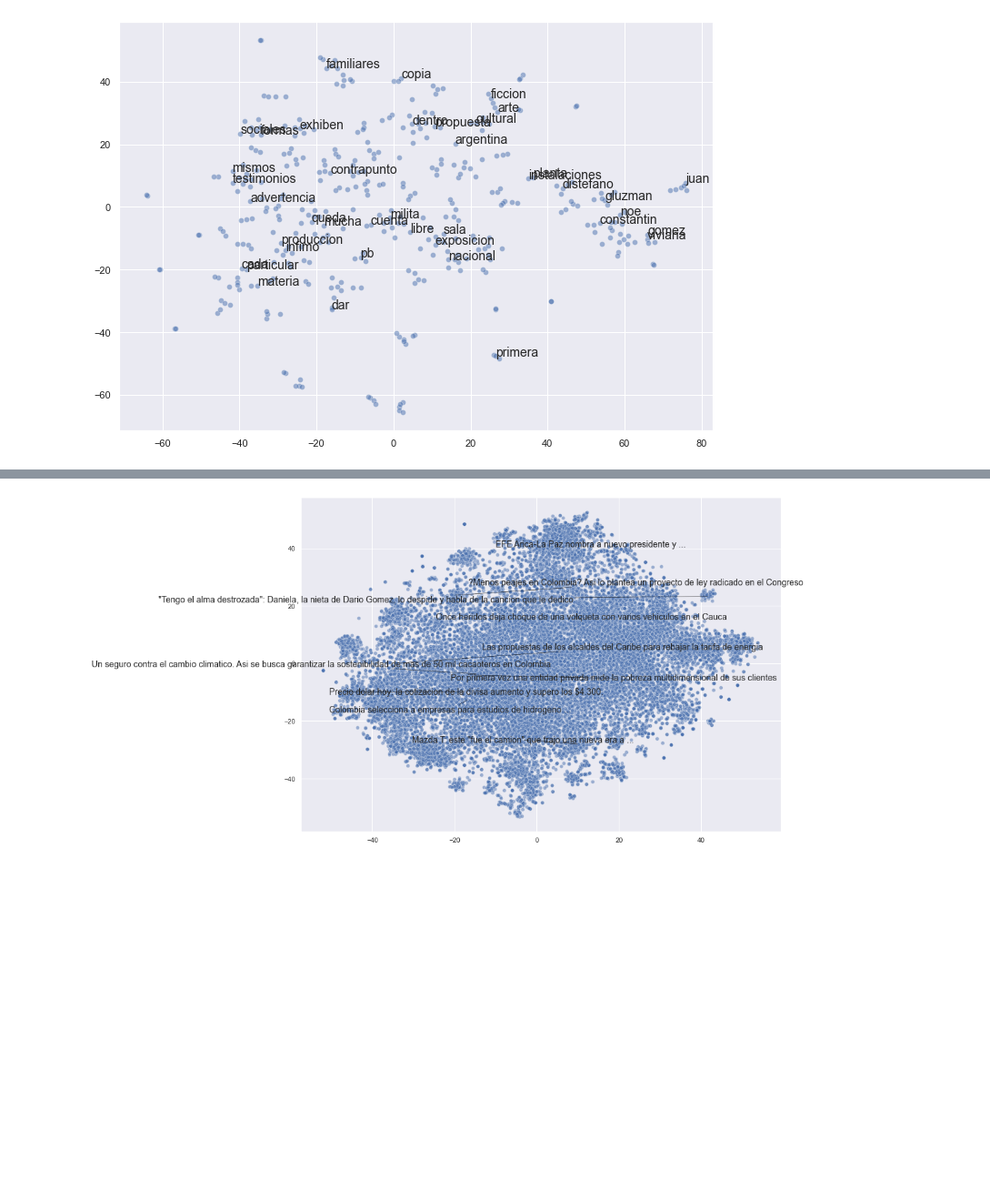
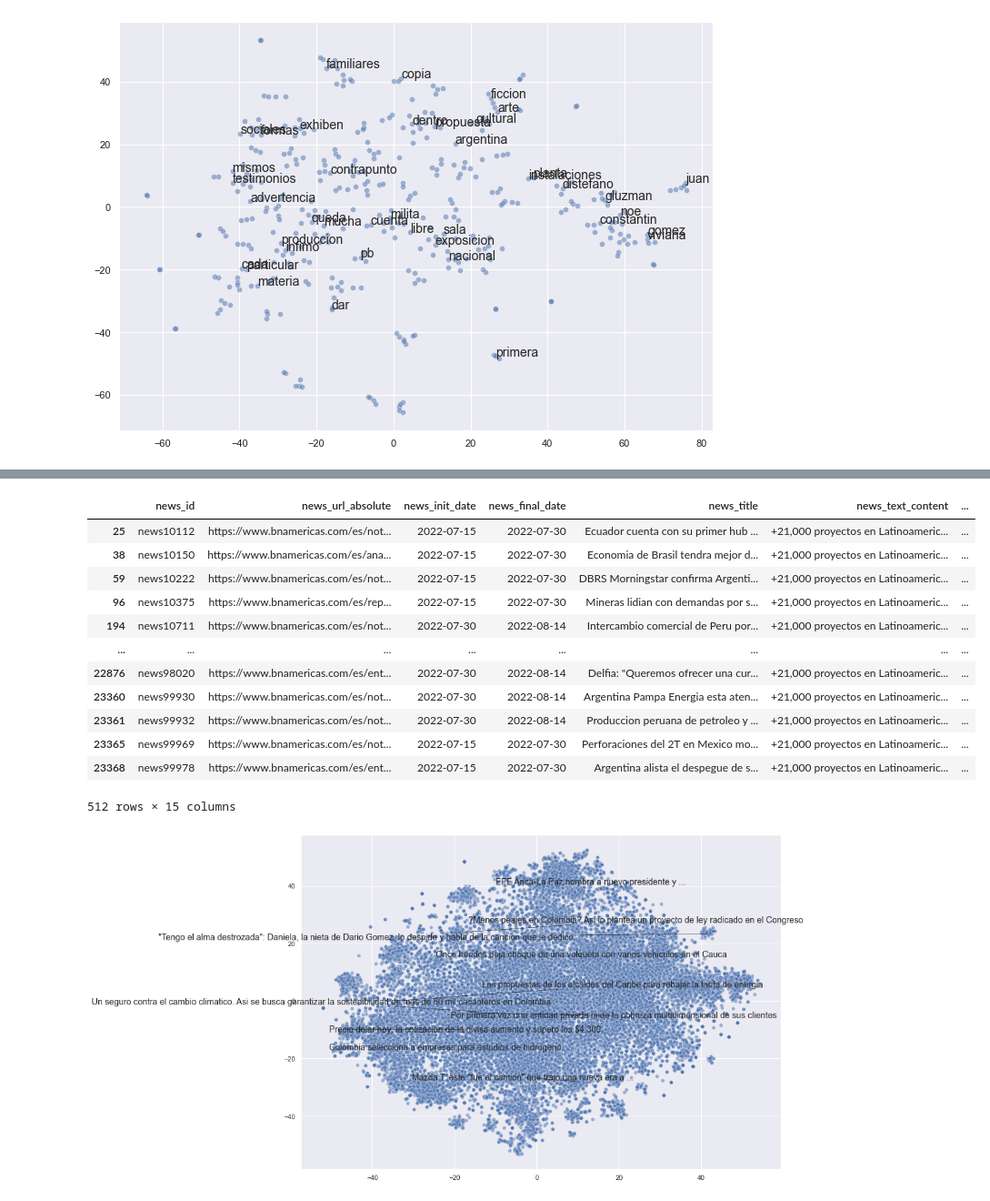
Before and after one commit to 3248ricamca/dataton2022-se_cayo_la_app, a Jupyter notebook: src/models/embedding.ipynb, the cells around one changed output, grey strips where cells are left out. Shown at 91% size. Drawn from its saved outputs; the diff is of its cells as text; code cells hidden in the pictures; blank space fills up the shorter version.

Commit message:
primera version de categorizacion sobre word2vec

```diff
--- a/src/models/embedding.ipynb
+++ b/src/models/embedding.ipynb
@@ -191,3 +309,19 @@ X = np.array(x) # list to array
+# %%
+salida_categorias_filtro[salida_categorias_filtro['len_content']==254]
+# %% [output]
+|  | news_id | news_url_absolute | news_init_date | news_final_date | news_title | news_text_content | ... |
+| 25 | news10112 | https://www.bnamericas.com/es/not... | 2022-07-15 | 2022-07-30 | Ecuador cuenta con su primer hub ... | +21,000 proyectos en Latinoameric... | ... |
+| 38 | news10150 | https://www.bnamericas.com/es/ana... | 2022-07-15 | 2022-07-30 | Economia de Brasil tendra mejor d... | +21,000 proyectos en Latinoameric... | ... |
+| 59 | news10222 | https://www.bnamericas.com/es/not... | 2022-07-15 | 2022-07-30 | DBRS Morningstar confirma Argenti... | +21,000 proyectos en Latinoameric... | ... |
+| 96 | news10375 | https://www.bnamericas.com/es/rep... | 2022-07-15 | 2022-07-30 | Mineras lidian con demandas por s... | +21,000 proyectos en Latinoameric... | ... |
+| 194 | news10711 | https://www.bnamericas.com/es/not... | 2022-07-30 | 2022-08-14 | Intercambio comercial de Peru por... | +21,000 proyectos en Latinoameric... | ... |
+| ... | ... | ... | ... | ... | ... | ... | ... |
+| 22876 | news98020 | https://www.bnamericas.com/es/ent... | 2022-07-30 | 2022-08-14 | Delfia: "Queremos ofrecer una cur... | +21,000 proyectos en Latinoameric... | ... |
+| 23360 | news99930 | https://www.bnamericas.com/es/not... | 2022-07-30 | 2022-08-14 | Argentina Pampa Energia esta aten... | +21,000 proyectos en Latinoameric... | ... |
+| 23361 | news99932 | https://www.bnamericas.com/es/not... | 2022-07-30 | 2022-08-14 | Produccion peruana de petroleo y ... | +21,000 proyectos en Latinoameric... | ... |
+| 23365 | news99969 | https://www.bnamericas.com/es/not... | 2022-07-15 | 2022-07-30 | Perforaciones del 2T en Mexico mo... | +21,000 proyectos en Latinoameric... | ... |
+| 23368 | news99978 | https://www.bnamericas.com/es/ent... | 2022-07-15 | 2022-07-30 | Argentina alista el despegue de s... | +21,000 proyectos en Latinoameric... | ... |
+512 rows × 15 columns
 # %%
 # Initialize t-SNE
 tsne = TSNE(n_components = 2, init = 'random', random_state = 10, perplexity = 100)
```
Also changed, not shown: parts of 17 cells of this notebook.
